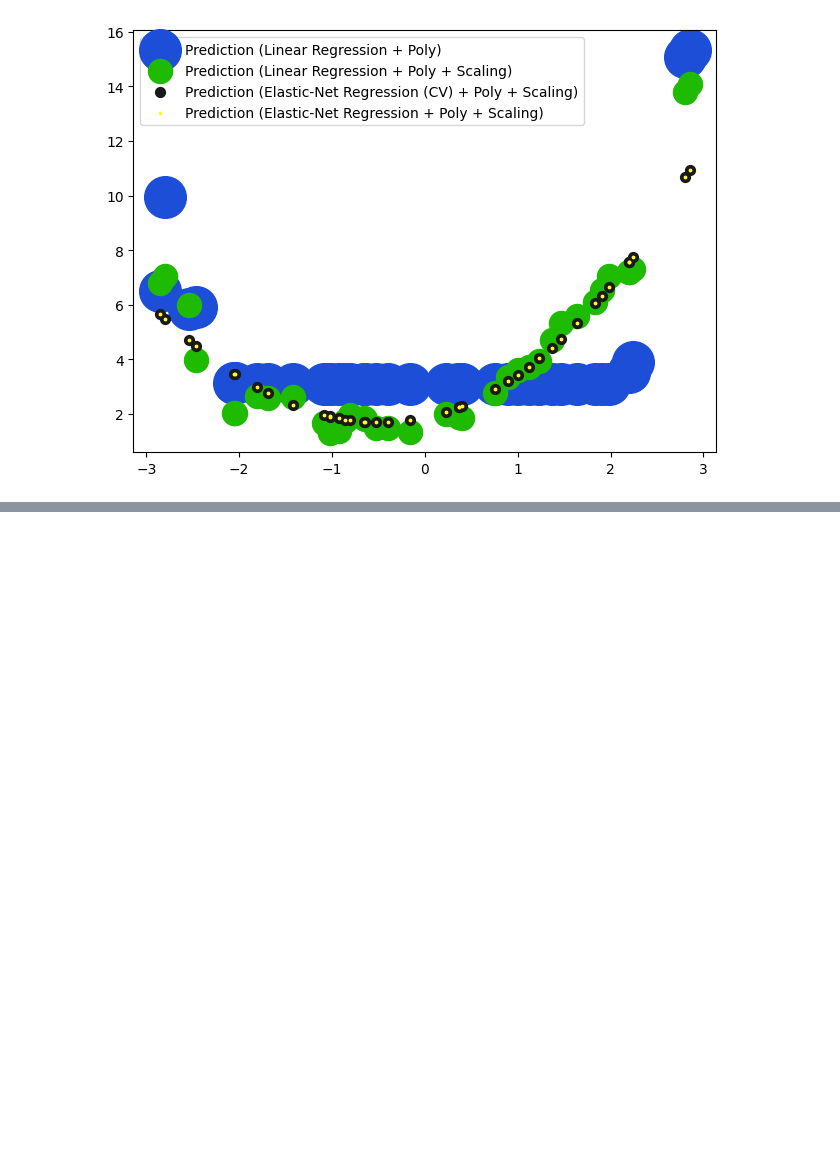
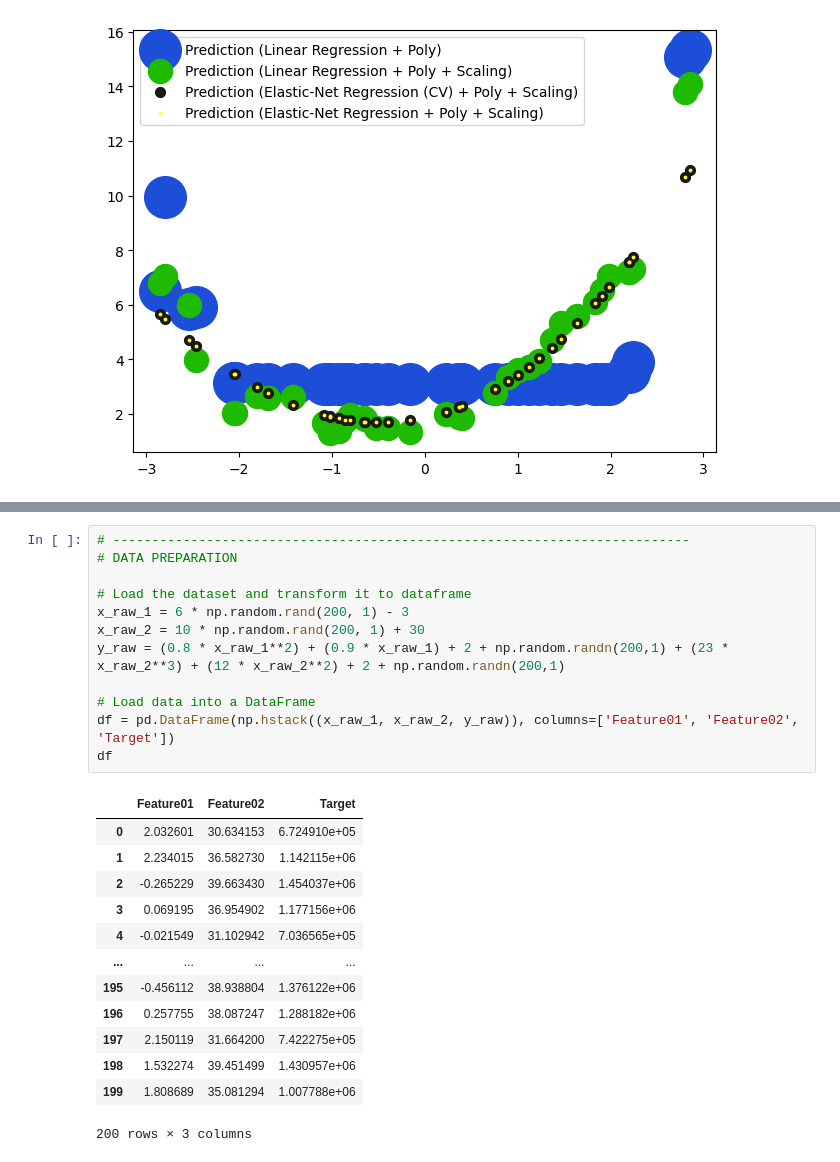
Before and after one commit to FredArgoX/ChaoticTest_DataX, a Jupyter notebook: ChaoticTest_PolyRegres.ipynb, the cells around one changed output, grey strips where cells are left out. Drawn from its saved outputs; the diff is of its cells as text; blank space fills up the shorter version.

```diff
--- a/ChaoticTest_PolyRegres.ipynb
+++ b/ChaoticTest_PolyRegres.ipynb
@@ -700,0 +717,26 @@ plt.show()
+# %%
+# --------------------------------------------------------------------------
+# DATA PREPARATION
+
+# Load the dataset and transform it to dataframe
+x_raw_1 = 6 * np.random.rand(200, 1) - 3
+x_raw_2 = 10 * np.random.rand(200, 1) + 30
+y_raw = (0.8 * x_raw_1**2) + (0.9 * x_raw_1) + 2 + np.random.randn(200,1) + (23 * x_raw_2**3) + (12 * x_raw_2**2) + 2 + np.random.randn(200,1)
+
+# Load data into a DataFrame
+df = pd.DataFrame(np.hstack((x_raw_1, x_raw_2, y_raw)), columns=['Feature01', 'Feature02', 'Target'])
+df
+# %% [output]
+|  | Feature01 | Feature02 | Target |
+| 0 | 2.032601 | 30.634153 | 6.724910e+05 |
+| 1 | 2.234015 | 36.582730 | 1.142115e+06 |
+| 2 | -0.265229 | 39.663430 | 1.454037e+06 |
+| 3 | 0.069195 | 36.954902 | 1.177156e+06 |
+| 4 | -0.021549 | 31.102942 | 7.036565e+05 |
+| ... | ... | ... | ... |
+| 195 | -0.456112 | 38.938804 | 1.376122e+06 |
+| 196 | 0.257755 | 38.087247 | 1.288182e+06 |
+| 197 | 2.150119 | 31.664200 | 7.422275e+05 |
+| 198 | 1.532274 | 39.451499 | 1.430957e+06 |
+| 199 | 1.808689 | 35.081294 | 1.007788e+06 |
+200 rows × 3 columns
```
Also changed, not shown: parts of 16 cells of this notebook.
